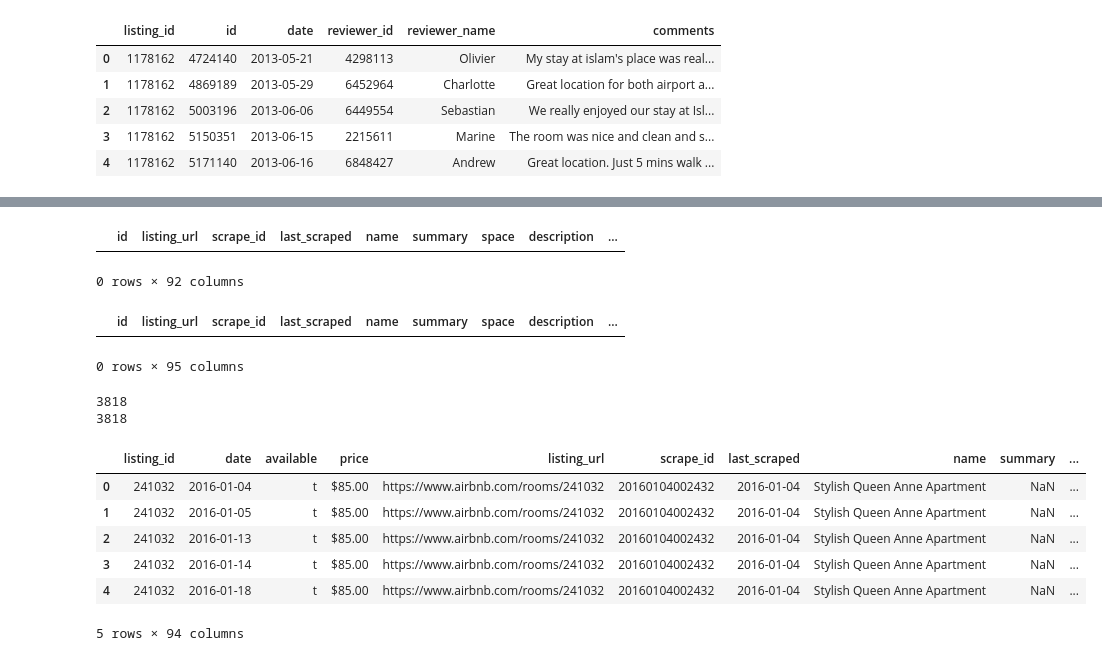
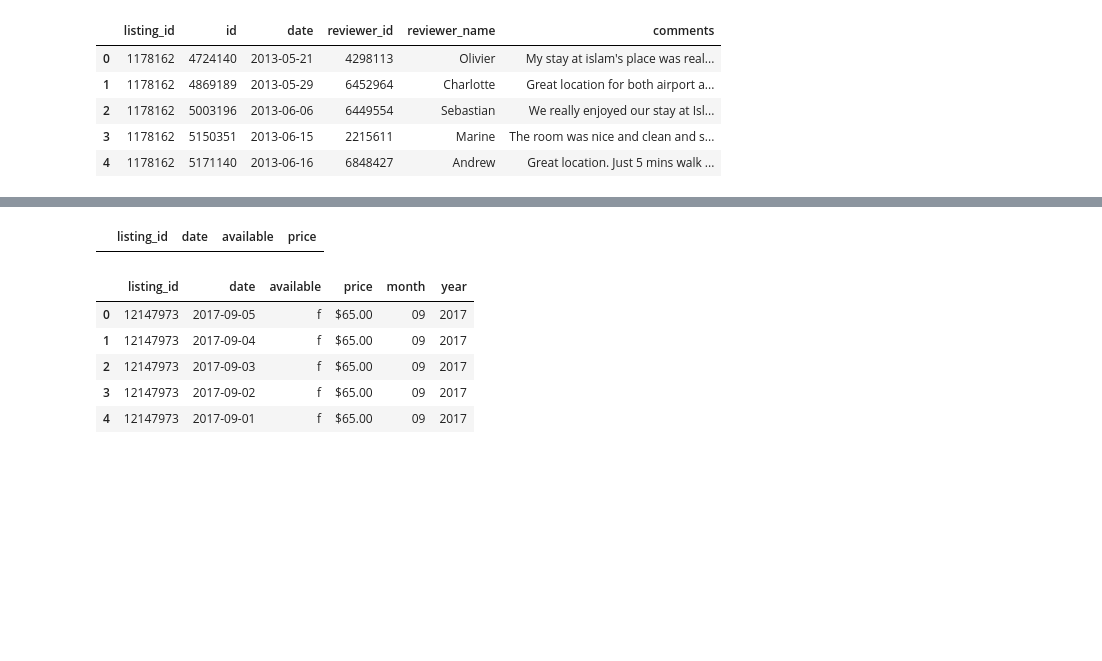
Before and after one commit to jyothishkjames/Seattle-Boston-Airbnb-Data-Analysis, a Jupyter notebook: data_prepration.ipynb, the cells around one changed output, grey strips where cells are left out. Cells and saved outputs as stored; diff of their text form; code cells hidden in the pictures; blank space fills up the shorter version.

Commit message:
Compare rates between the two cities over time.[Completed]

```diff
--- a/data_prepration.ipynb
+++ b/data_prepration.ipynb
@@ -110,21 +88,0 @@ boston_listings_df[['price']].head()
-# %%
-#Check for null values in Seattle Price
-seattle_listings_df[seattle_listings_df['price'].isna() == True]
-# %% [output]
-|  | id | listing_url | scrape_id | last_scraped | name | summary | space | description | ... |
-0 rows × 92 columns
-# %%
-#Check for null values in Boston Price
-boston_listings_df[boston_listings_df['price'].isna() == True]
-# %% [output]
-|  | id | listing_url | scrape_id | last_scraped | name | summary | space | description | ... |
-0 rows × 95 columns
-# %%
-print(len(seattle_calander_df['listing_id'].unique()))
-print(len(seattle_listings_df['id'].unique()))
-
-#renaming column 'id' to 'listing_id' in dataframe 'seattle_listings_df'
-seattle_listings_df.rename(columns={"id": "listing_id"}, inplace=True)
-# %% [output]
-3818
-3818
@@ -134,10 +89,33 @@ merged_df = pd.merge(seattle_calander_df, seattle_listings_df, on=['listing_id',
+# %%
+#Compare rates between the two cities over time.
+#-----------------------------------------------
+
+#filling missing values for the field 'price' in dataframe 'seattle_calander_df' and 'boston_calander_df'
+seattle_calander_df['price'].fillna(method='ffill', inplace=True)
+boston_calander_df['price'].fillna(method='bfill', inplace=True)
+boston_calander_df['price'].fillna(method='ffill', inplace=True)
+# %%
+#check if there are any NaN values in the column 'price' in dataframe 'seattle_calander_df' and 'boston_calander_df'
+seattle_calander_df[seattle_calander_df['price'].isna() == True]
+boston_calander_df[boston_calander_df['price'].isna() == True]
+# %% [output]
+|  | listing_id | date | available | price |
+# %%
+#adding columns for month and year
+func_month = lambda x: x.split('-')[1]
+func_year = lambda x: x.split('-')[0]
+
+seattle_calander_df['month'] = seattle_calander_df['date'].apply(func_month)
+seattle_calander_df['year'] = seattle_calander_df['date'].apply(func_year)
+
+boston_calander_df['month'] = boston_calander_df['date'].apply(func_month)
+boston_calander_df['year'] = boston_calander_df['date'].apply(func_year)
 # %%
-merged_df.head()
+boston_calander_df.head()
 # %% [output]
-|  | listing_id | date | available | price | listing_url | scrape_id | last_scraped | name | summary | ... |
-| 0 | 241032 | 2016-01-04 | t | $85.00 | https://www.airbnb.com/rooms/241032 | 20160104002432 | 2016-01-04 | Stylish Queen Anne Apartment | NaN | ... |
-| 1 | 241032 | 2016-01-05 | t | $85.00 | https://www.airbnb.com/rooms/241032 | 20160104002432 | 2016-01-04 | Stylish Queen Anne Apartment | NaN | ... |
-| 2 | 241032 | 2016-01-13 | t | $85.00 | https://www.airbnb.com/rooms/241032 | 20160104002432 | 2016-01-04 | Stylish Queen Anne Apartment | NaN | ... |
-| 3 | 241032 | 2016-01-14 | t | $85.00 | https://www.airbnb.com/rooms/241032 | 20160104002432 | 2016-01-04 | Stylish Queen Anne Apartment | NaN | ... |
-| 4 | 241032 | 2016-01-18 | t | $85.00 | https://www.airbnb.com/rooms/241032 | 20160104002432 | 2016-01-04 | Stylish Queen Anne Apartment | NaN | ... |
+|  | listing_id | date | available | price | month | year |
+| 0 | 12147973 | 2017-09-05 | f | $65.00 | 09 | 2017 |
+| 1 | 12147973 | 2017-09-04 | f | $65.00 | 09 | 2017 |
+| 2 | 12147973 | 2017-09-03 | f | $65.00 | 09 | 2017 |
+| 3 | 12147973 | 2017-09-02 | f | $65.00 | 09 | 2017 |
+| 4 | 12147973 | 2017-09-01 | f | $65.00 | 09 | 2017 |
-5 rows × 94 columns
```
Also changed, not shown: parts of 14 cells of this notebook.
